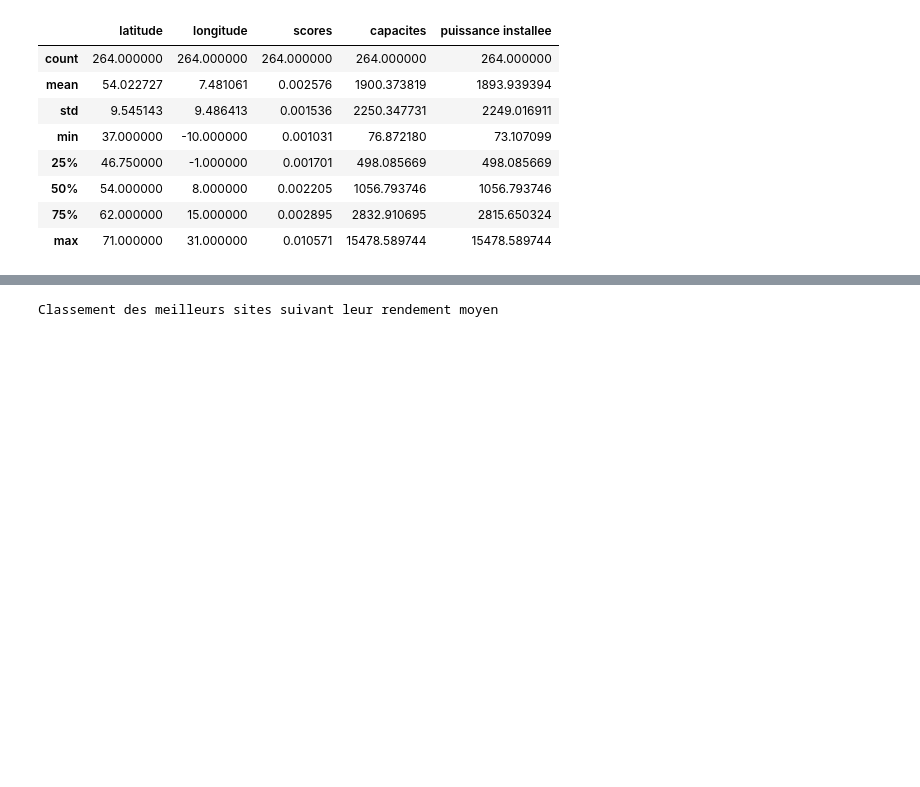
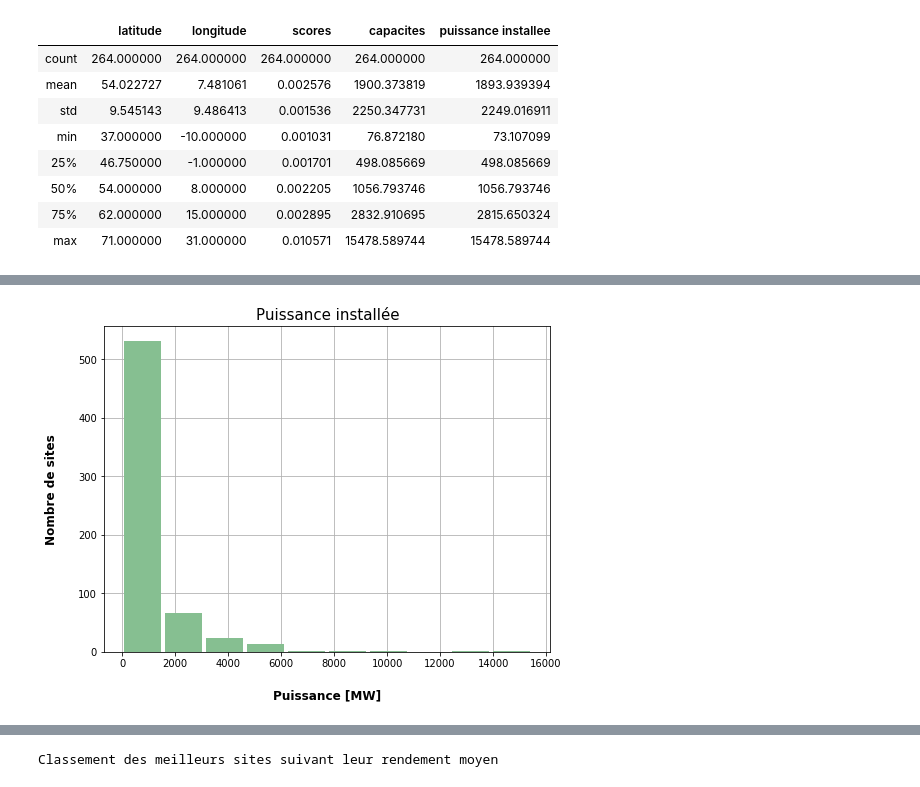
Before and after one commit to anthochung1/Opti_ProjetPartie_I, a Jupyter notebook: Chargement-données-v5.0.ipynb, the cells around one changed output, grey strips where cells are left out. Saved outputs shown, nothing was run; the diff lists cells and outputs as text; code cells hidden in the pictures; blank space fills up the shorter version.

```diff
--- a/Chargement-données-v5.0.ipynb
+++ b/Chargement-données-v5.0.ipynb
@@ -309,0 +319,9 @@ carte_p_inst.describe()
+# %%
+hist_puiss= carte_p_inst_w_zero.hist(column=["puissance installee"] ,figsize=(8,6), color='#86bf91', zorder=2, rwidth=0.9)
+hist_puiss = hist_puiss[0]
+for x in hist_puiss:
+    x.set_title("Puissance installée",size=15)
+    x.set_xlabel("Puissance [MW]", labelpad=20, weight='bold', size=12)
+    x.set_ylabel("Nombre de sites", labelpad=20, weight='bold', size=12)
+# %% [output]
+[figure, added]
```
Also changed, not shown: parts of 2 cells of this notebook.
